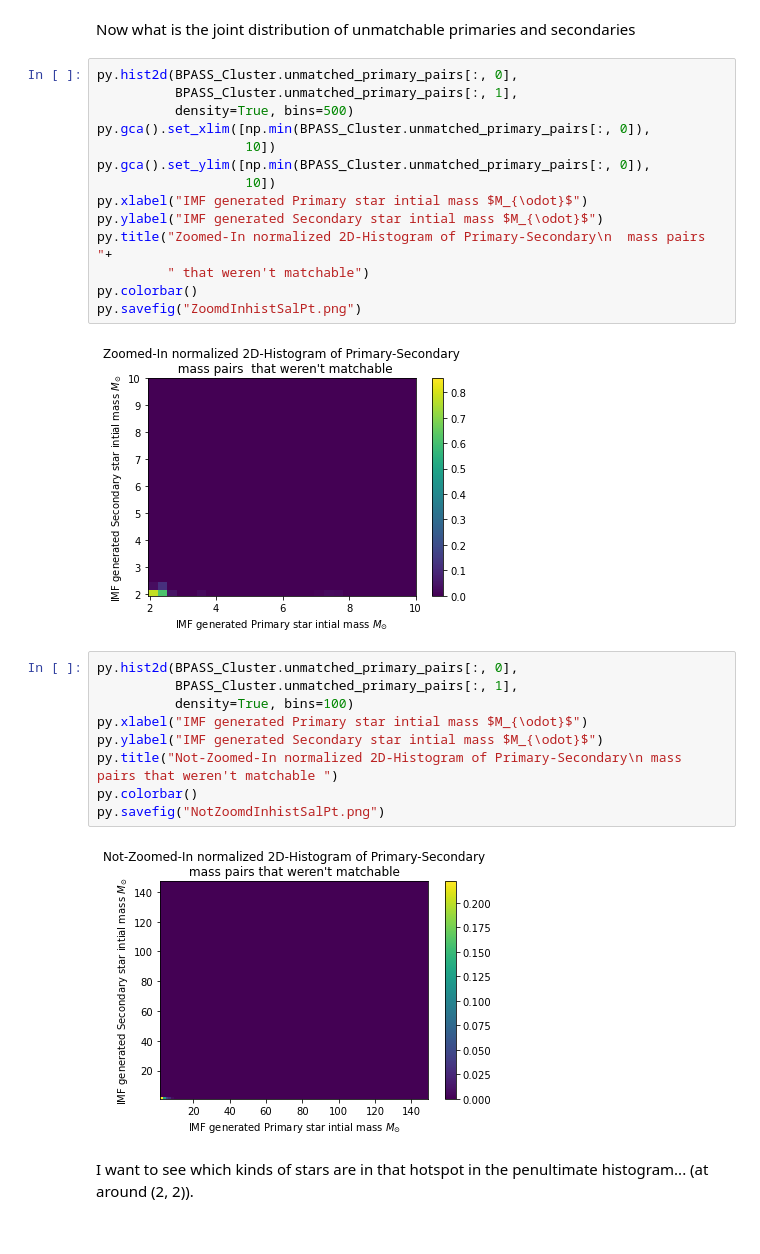
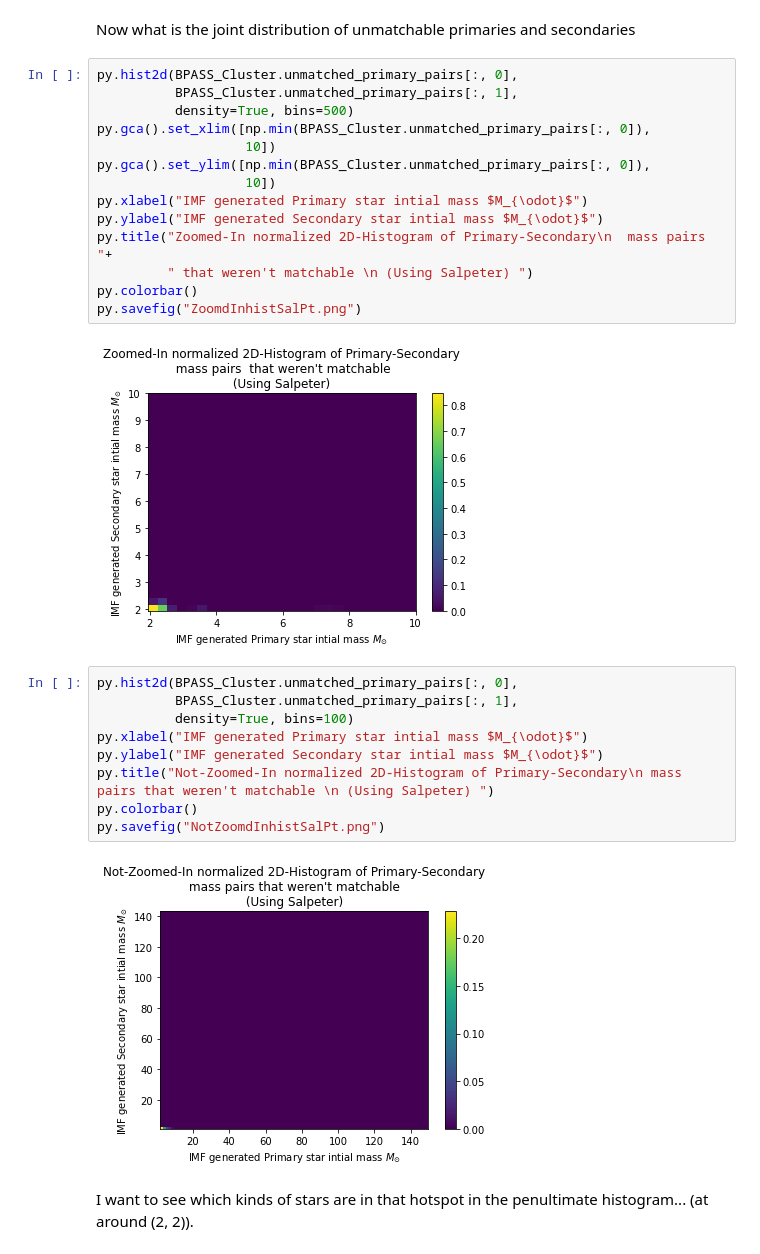
Before and after one commit to RyotaInagaki1/DebugReportApril2021NoIFMR, a Jupyter notebook: GC_KLFs_MultUnresolved(SalpeterIMF).ipynb, the cells around one changed output. Saved outputs shown, nothing was run; the diff lists cells and outputs as text.

```diff
--- a/GC_KLFs_MultUnresolved(SalpeterIMF).ipynb
+++ b/GC_KLFs_MultUnresolved(SalpeterIMF).ipynb
@@ -381,30 +382,30 @@ Now what is the joint distribution of unmatchable primaries and secondaries
 # %%
 py.hist2d(BPASS_Cluster.unmatched_primary_pairs[:, 0],
           BPASS_Cluster.unmatched_primary_pairs[:, 1],
           density=True, bins=500)
 py.gca().set_xlim([np.min(BPASS_Cluster.unmatched_primary_pairs[:, 0]),
                    10])
 py.gca().set_ylim([np.min(BPASS_Cluster.unmatched_primary_pairs[:, 0]),
                    10])
 py.xlabel("IMF generated Primary star intial mass $M_{\odot}$")
 py.ylabel("IMF generated Secondary star intial mass $M_{\odot}$")
 py.title("Zoomed-In normalized 2D-Histogram of Primary-Secondary\n  mass pairs "+
-         " that weren't matchable")
+         " that weren't matchable \n (Using Salpeter) ")
 py.colorbar()
 py.savefig("ZoomdInhistSalPt.png")
 # %% [output]
-[figure, old version]
+[figure, new version]
 # %%
 py.hist2d(BPASS_Cluster.unmatched_primary_pairs[:, 0],
           BPASS_Cluster.unmatched_primary_pairs[:, 1],
           density=True, bins=100)
 py.xlabel("IMF generated Primary star intial mass $M_{\odot}$")
 py.ylabel("IMF generated Secondary star intial mass $M_{\odot}$")
-py.title("Not-Zoomed-In normalized 2D-Histogram of Primary-Secondary\n mass pairs that weren't matchable ")
+py.title("Not-Zoomed-In normalized 2D-Histogram of Primary-Secondary\n mass pairs that weren't matchable \n (Using Salpeter) ")
 py.colorbar()
 py.savefig("NotZoomdInhistSalPt.png")
 # %% [output]
-[figure, old version]
+[figure, new version]
 # %% [markdown]
 I want to see which kinds of stars are in that hotspot in the penultimate histogram... (at around (2, 2)).
 # %%
```
Also changed, not shown: parts of 15 cells of this notebook, 21 other files.
